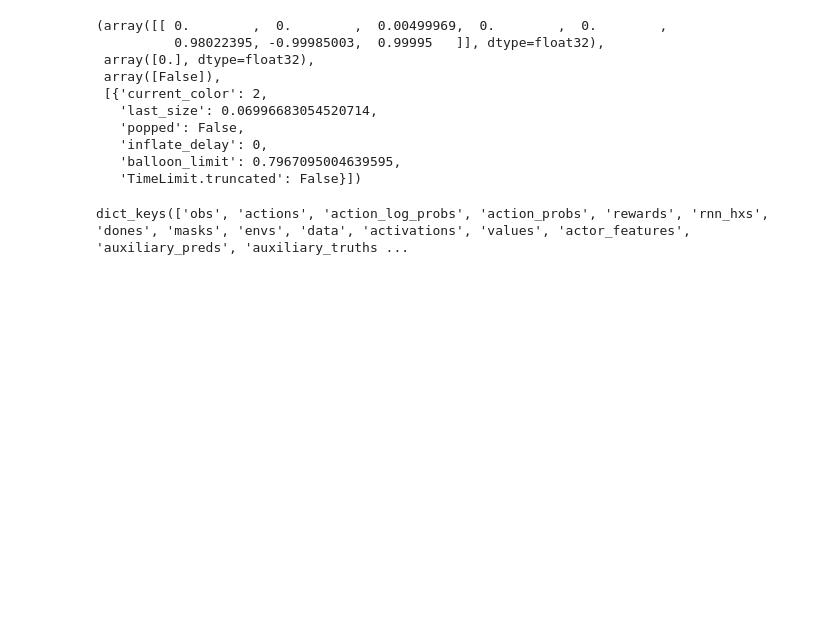
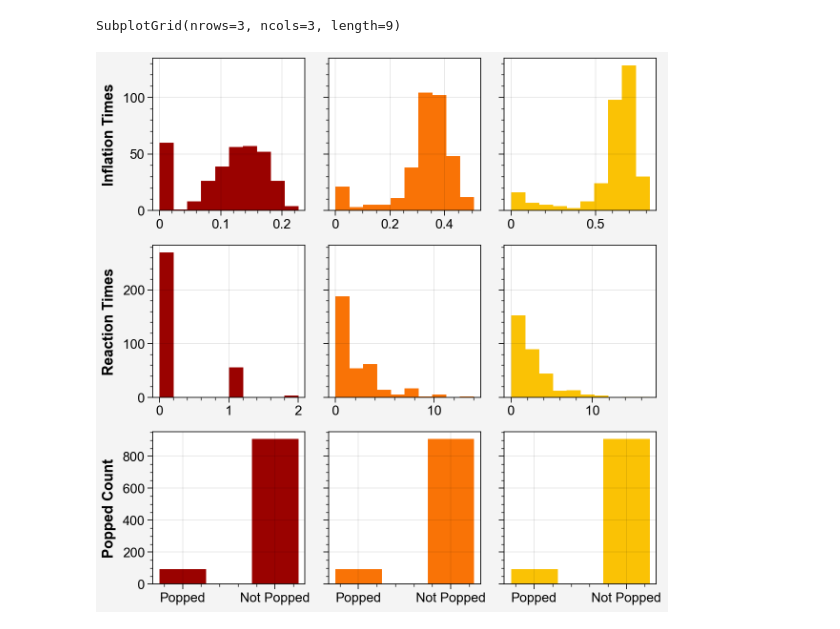
Before and after one commit to liuandrew/bart_ppo, a Jupyter notebook: write_and_test/bart_individual_episodes.ipynb, the cells around one changed output. Saved outputs shown, nothing was run; the diff lists cells and outputs as text; code cells hidden in the pictures; blank space fills up the shorter version.

Commit message:
Jupyter notebooks for individual episodes analysis

```diff
--- a/write_and_test/bart_individual_episodes.ipynb
+++ b/write_and_test/bart_individual_episodes.ipynb
@@ -12,9 +12,24 @@ from plotting_utils import (
     rgb_colors
 )
 from model_evaluation import forced_action_evaluate as evalu
+from model_evaluation import bart_toggle_data_callback
+from bart_behavior_analysis import (
+    color_to_idx,
+    idx_to_color,
+    bart_plot_colors,
+    plot_bart_behaviors,
+    get_bart_res_eps,
+    plot_3color_it_rt,
+)
+from read_experiments import average_runs, load_exp_df
 
+from functools import partial
 import sys
 sys.path.append('../')
 from ppo.envs import make_vec_env
+
+set_rc()
+evalu = partial(evalu, data_callback=bart_toggle_data_callback,
+                env_name="BartEnv-v0", num_episodes=100)
 # %%
 model, (obs_rms, ret_rms) = torch.load('../saved_checkpoints/behav/behav_t0/50.pt')
@@ -22,22 +35,0 @@ envs = make_vec_env("BartEnv-v0")
-# %%
-envs.reset()
-envs.step(torch.tensor([[1]]))
-# %% [output]
-(array([[ 0.        ,  0.        ,  0.00499969,  0.        ,  0.        ,
-          0.98022395, -0.99985003,  0.99995   ]], dtype=float32),
- array([0.], dtype=float32),
- array([False]),
- [{'current_color': 2,
-   'last_size': 0.06996683054520714,
-   'popped': False,
-   'inflate_delay': 0,
-   'balloon_limit': 0.7967095004639595,
-   'TimeLimit.truncated': False}])
-# %%
-%run model_evaluation
-evalu = forced_action_evaluate
-res = evalu(model, obs_rms, env_name="BartEnv-v0")
-# %%
-res.keys()
-# %% [output]
-dict_keys(['obs', 'actions', 'action_log_probs', 'action_probs', 'rewards', 'rnn_hxs', 'dones', 'masks', 'envs', 'data', 'activations', 'values', 'actor_features', 'auxiliary_preds', 'auxiliary_truths ...
@@ -118,0 +42,7 @@ with torch.no_grad():
+# %%
+model, (obs_rms, ret_rms) = torch.load('../saved_checkpoints/behav/behav_t0/20.pt')
+res = evalu(model, obs_rms, num_episodes=1000, deterministic=False)
+plot_3color_it_rt(res, metrics=['size', 'rt', 'popped'])
+# %% [output]
+SubplotGrid(nrows=3, ncols=3, length=9)
+[figure, added]
```
Also changed, not shown: parts of 8 cells of this notebook, 2 other files.
